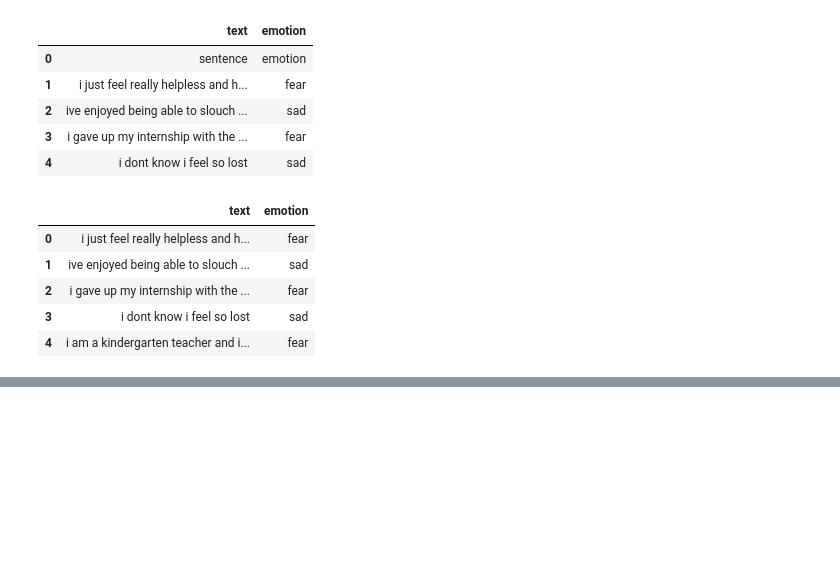
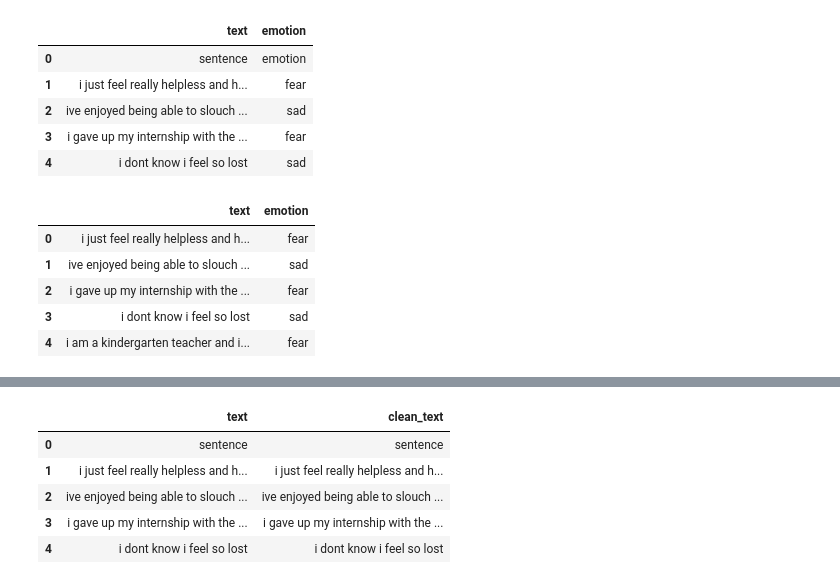
Before and after one commit to junaina/EmpathAI, a Jupyter notebook: EmpathAI.ipynb, the cells around one changed output, grey strips where cells are left out. Saved outputs shown, nothing was run; the diff lists cells and outputs as text; code cells hidden in the pictures; blank space fills up the shorter version.

```diff
--- a/EmpathAI.ipynb
+++ b/EmpathAI.ipynb
@@ -55,0 +33,16 @@ error: failed to push some refs to 'origin'
+# %%
+import re
+def clean_text(text):
+  text= text.lower()
+  text= re.sub(r'[^a-z0-9\s]','', text)
+  return text
+#applying
+df["clean_text"]= df["text"].apply(clean_text)
+df[["text", "clean_text"]].head()
+# %% [output]
+|  | text | clean_text |
+| 0 | sentence | sentence |
+| 1 | i just feel really helpless and h... | i just feel really helpless and h... |
+| 2 | ive enjoyed being able to slouch ... | ive enjoyed being able to slouch ... |
+| 3 | i gave up my internship with the ... | i gave up my internship with the ... |
+| 4 | i dont know i feel so lost | i dont know i feel so lost |
```
Also changed, not shown: parts of 4 cells of this notebook.
